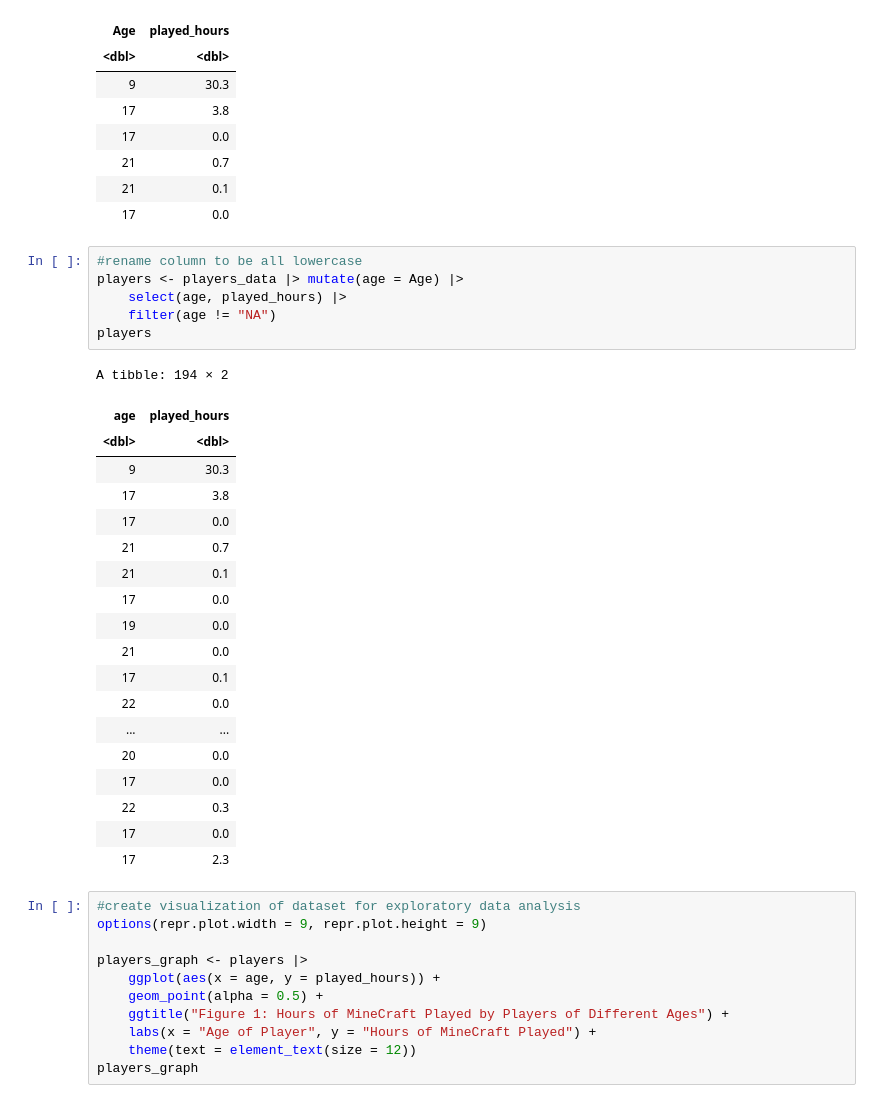
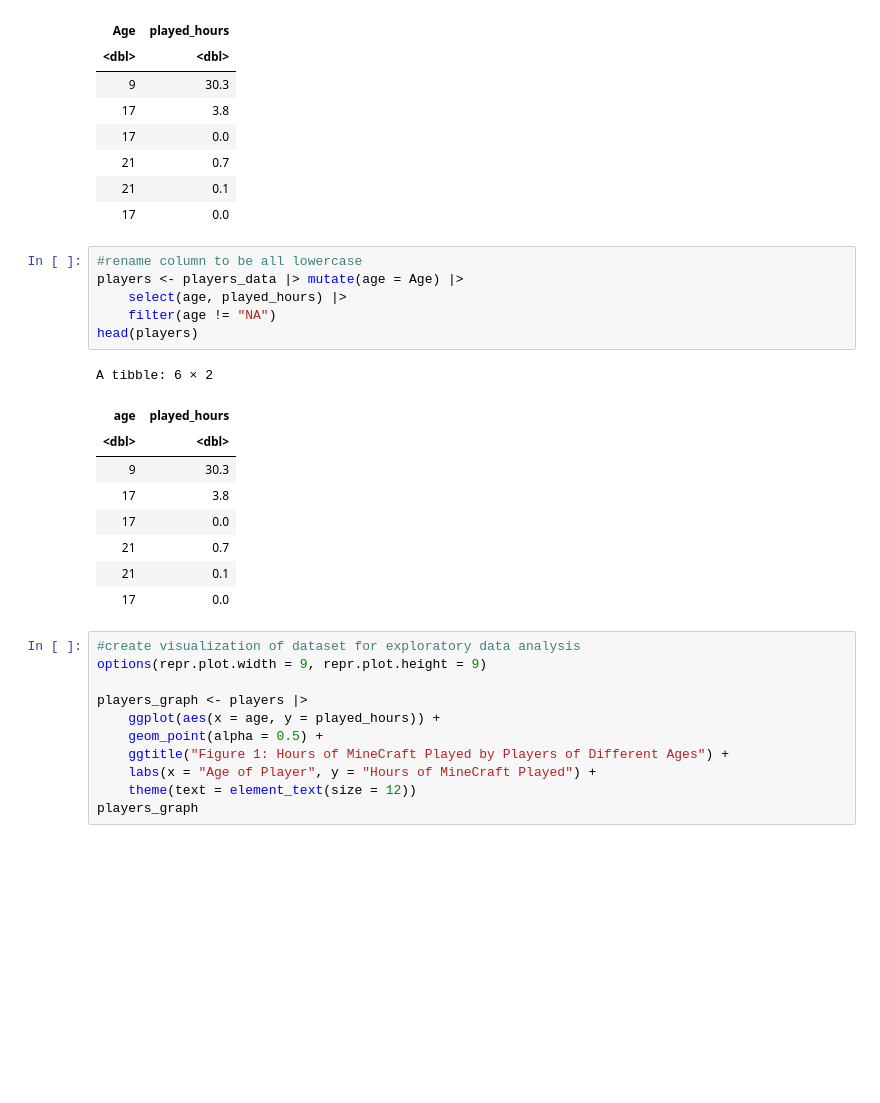
Before and after one commit to kllyprk/dsci100-finalproject, a Jupyter notebook: minecraft-project.ipynb, the cells around one changed output. Saved outputs shown, nothing was run; the diff lists cells and outputs as text; blank space fills up the shorter version.

```diff
--- a/minecraft-project.ipynb
+++ b/minecraft-project.ipynb
@@ -61,29 +67,19 @@ A tibble: 6 × 2
 # %%
 #rename column to be all lowercase
 players <- players_data |> mutate(age = Age) |>
     select(age, played_hours) |>
     filter(age != "NA")
-players
+head(players)
 # %% [output]
-A tibble: 194 × 2
+A tibble: 6 × 2
 | age | played_hours |
 | <dbl> | <dbl> |
 | 9 | 30.3 |
 | 17 | 3.8 |
 | 17 | 0.0 |
 | 21 | 0.7 |
 | 21 | 0.1 |
 | 17 | 0.0 |
-| 19 | 0.0 |
-| 21 | 0.0 |
-| 17 | 0.1 |
-| 22 | 0.0 |
-| ... | ... |
-| 20 | 0.0 |
-| 17 | 0.0 |
-| 22 | 0.3 |
-| 17 | 0.0 |
-| 17 | 2.3 |
 # %%
 #create visualization of dataset for exploratory data analysis
 options(repr.plot.width = 9, repr.plot.height = 9)
```
Also changed, not shown: parts of 11 cells of this notebook.
